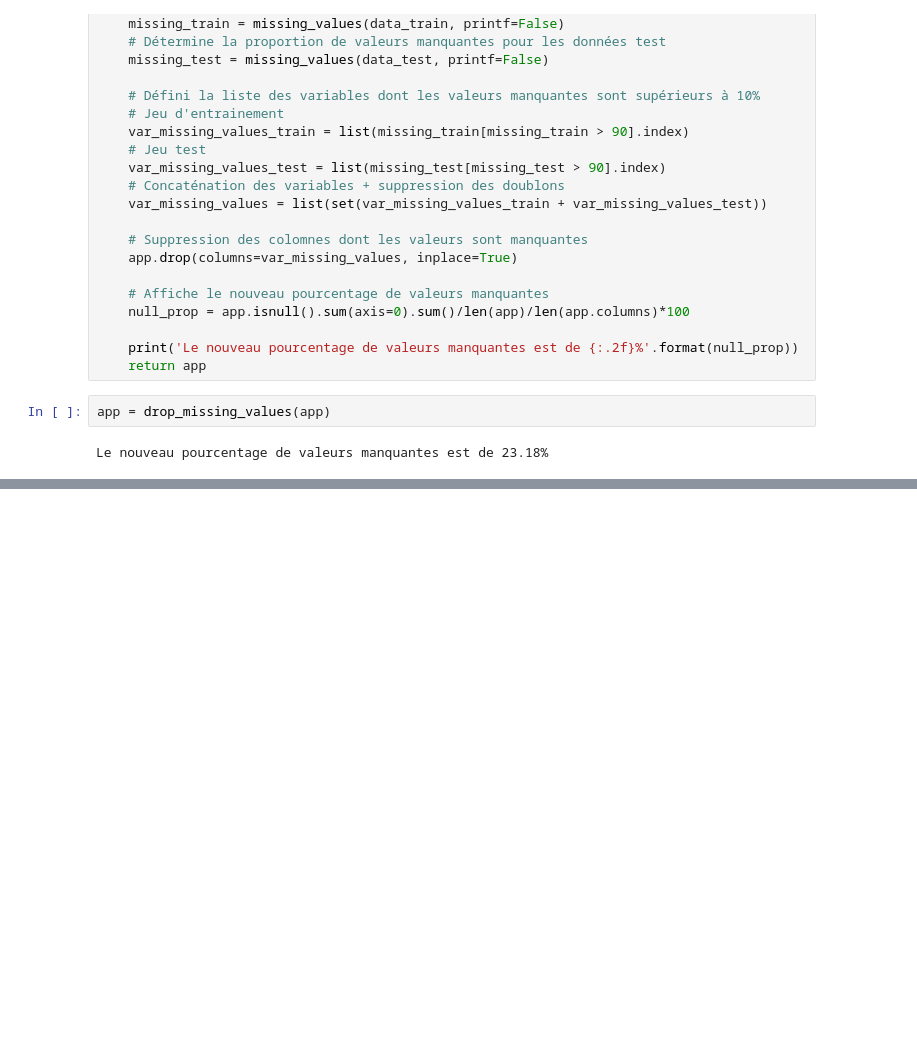
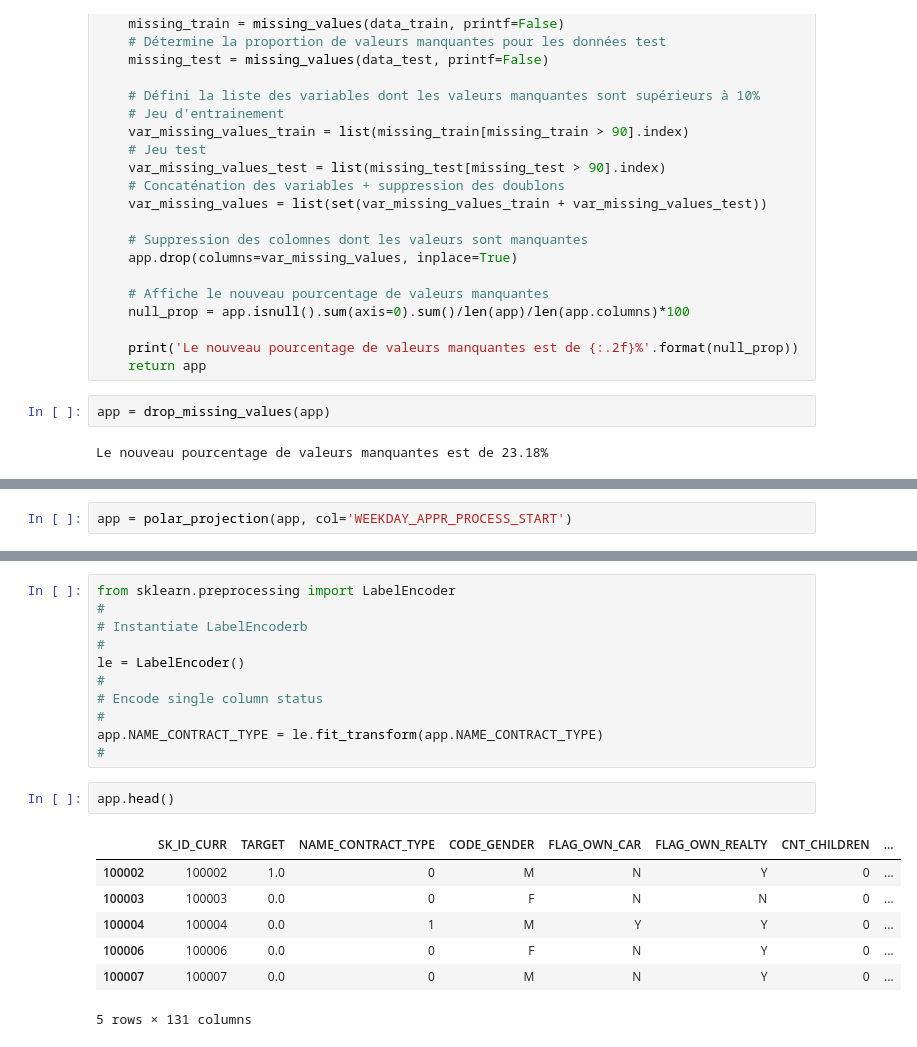
Before and after one commit to OmitsuSama/Pret_a_depenser_p7, a Jupyter notebook: Projet_7_notebook.ipynb, the cells around one changed output, grey strips where cells are left out. Cells and saved outputs as stored; diff of their text form; blank space fills up the shorter version.

```diff
--- a/Projet_7_notebook.ipynb
+++ b/Projet_7_notebook.ipynb
@@ -1113,0 +1163,2 @@ Le nouveau pourcentage de valeurs manquantes est de 23.18%
+# %%
+app = polar_projection(app, col='WEEKDAY_APPR_PROCESS_START')
@@ -1113,0 +1214,21 @@ Le nouveau pourcentage de valeurs manquantes est de 23.18%
+# %%
+from sklearn.preprocessing import LabelEncoder
+#
+# Instantiate LabelEncoderb
+#
+le = LabelEncoder()
+#
+# Encode single column status
+#
+app.NAME_CONTRACT_TYPE = le.fit_transform(app.NAME_CONTRACT_TYPE)
+#
+# %%
+app.head()
+# %% [output]
+|  | SK_ID_CURR | TARGET | NAME_CONTRACT_TYPE | CODE_GENDER | FLAG_OWN_CAR | FLAG_OWN_REALTY | CNT_CHILDREN | ... |
+| 100002 | 100002 | 1.0 | 0 | M | N | Y | 0 | ... |
+| 100003 | 100003 | 0.0 | 0 | F | N | N | 0 | ... |
+| 100004 | 100004 | 0.0 | 1 | M | Y | Y | 0 | ... |
+| 100006 | 100006 | 0.0 | 0 | F | N | Y | 0 | ... |
+| 100007 | 100007 | 0.0 | 0 | M | N | Y | 0 | ... |
+5 rows × 131 columns
```
Also changed, not shown: parts of 19 cells of this notebook.
